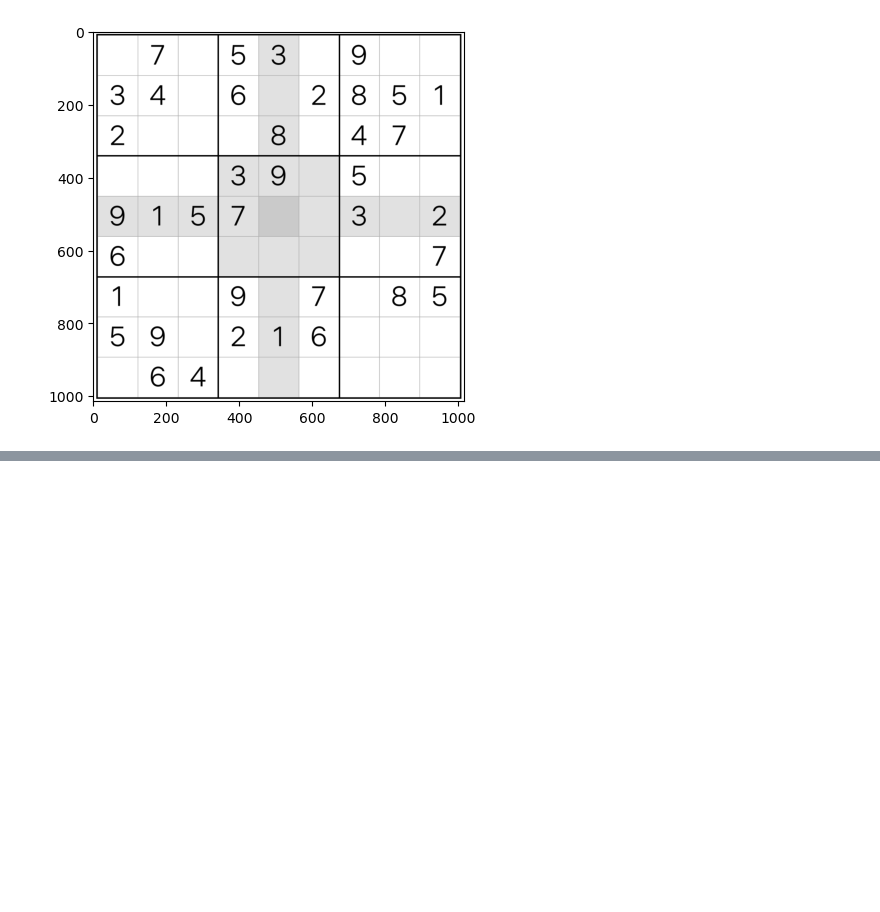
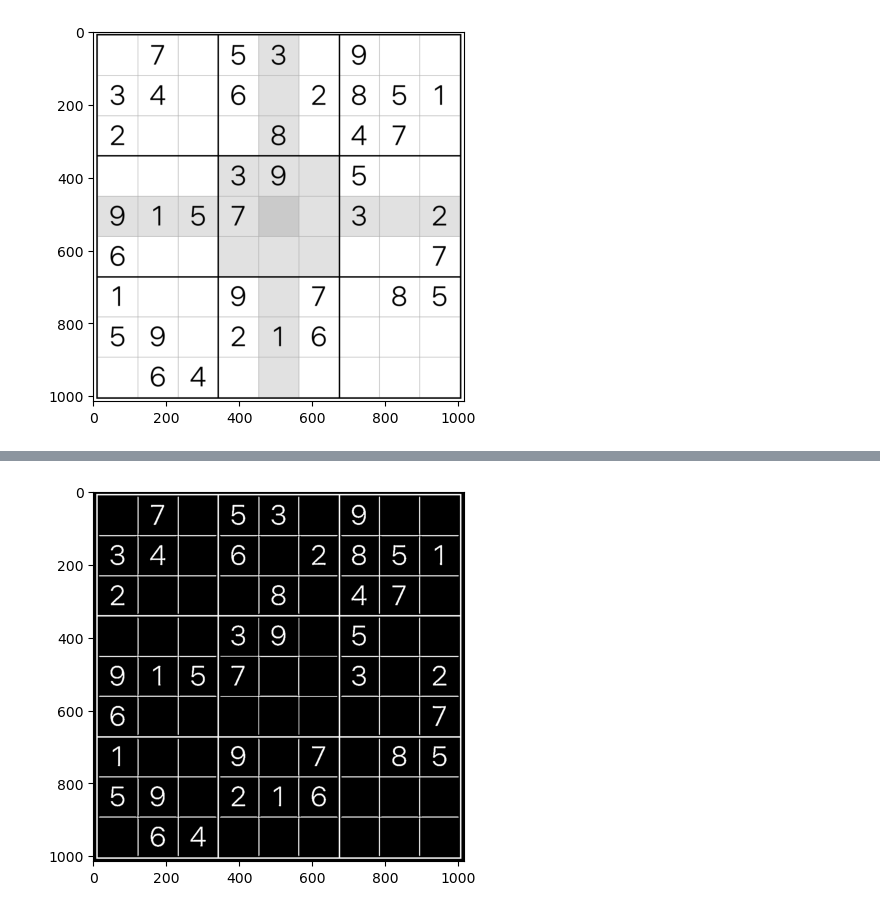
Before and after one commit to ypavanr/sudoku-image-solver, a Jupyter notebook: main.ipynb, the cells around one changed output, grey strips where cells are left out. Drawn from its saved outputs; the diff is of its cells as text; code cells hidden in the pictures; blank space fills up the shorter version.

Commit message:
adaptive threshold

```diff
--- a/main.ipynb
+++ b/main.ipynb
@@ -36,0 +19,10 @@ img.shape
+# %%
+thresh = cv2.adaptiveThreshold(
+    blurred, 255,
+    cv2.ADAPTIVE_THRESH_GAUSSIAN_C,
+    cv2.THRESH_BINARY_INV, 11, 2
+)
+plt.imshow(thresh, cmap='gray')
+plt.show()
+# %% [output]
+[figure, added]
```
Also changed, not shown: parts of 4 cells of this notebook.
